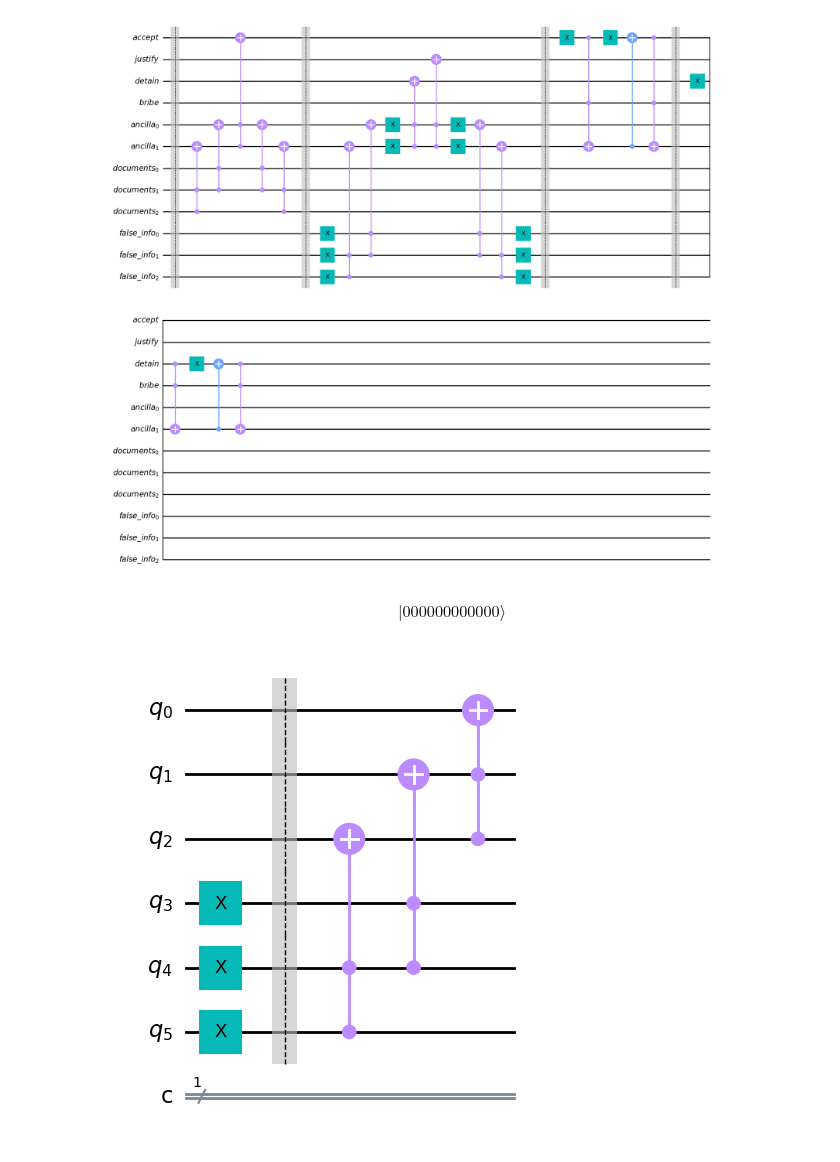
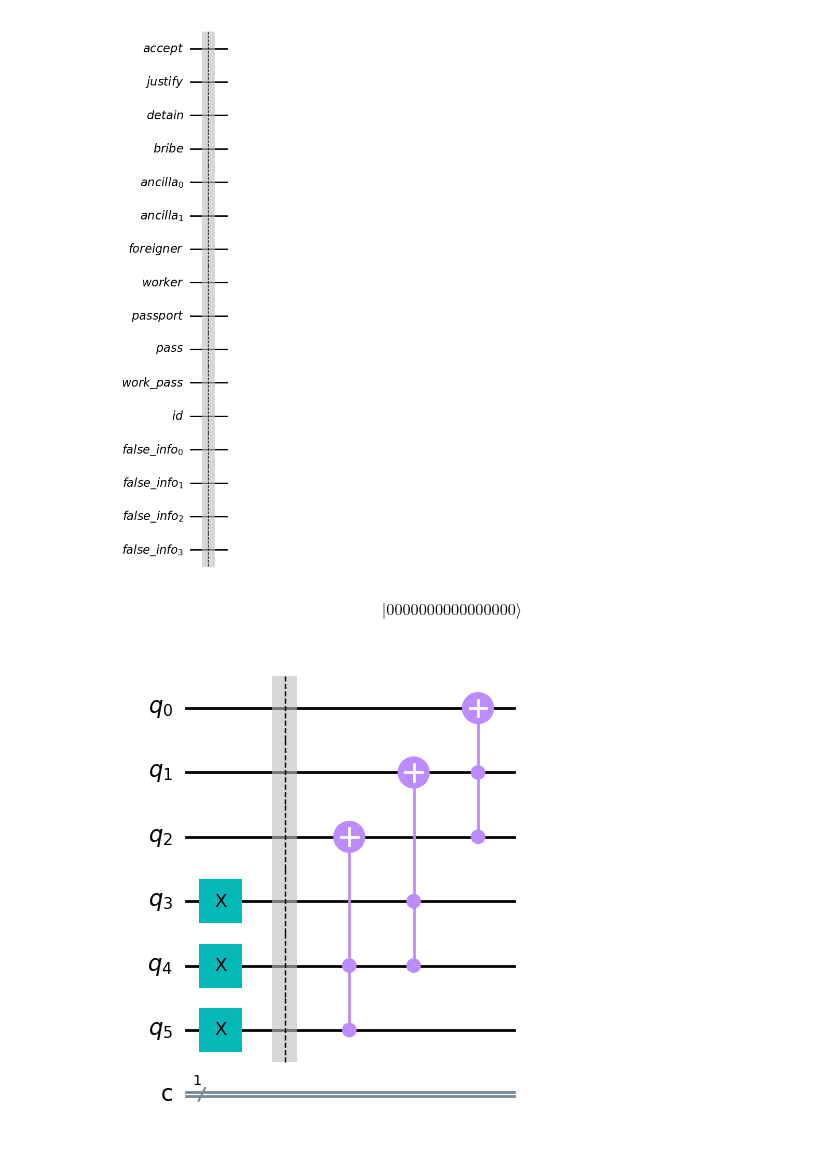
Before and after one commit to Dpbm/quantum, a Jupyter notebook: qiskit/papers-please.ipynb, the cells around one changed output. Cells and saved outputs as stored; diff of their text form; code cells hidden in the pictures.

Commit message:
adding more info, papers please algorithm

```diff
--- a/qiskit/papers-please.ipynb
+++ b/qiskit/papers-please.ipynb
@@ -6,8 +6,14 @@ accept = QuantumRegister(1, name="accept")
 detain = QuantumRegister(1, name="detain")
 bribe = QuantumRegister(1, name="bribe")
 justify = QuantumRegister(1, name="justify")
+foreigner = QuantumRegister(1, name="foreigner")
+worker = QuantumRegister(1, name="worker")
 
 ancilla = QuantumRegister(2, name="ancilla")
 
-false_info = QuantumRegister(3, name="false_info")
-documents = QuantumRegister(3, name="documents")
+false_info = QuantumRegister(4, name="false_info")
+
+passport = QuantumRegister(1, name="passport")
+entry_pass = QuantumRegister(1, name="pass")
+id = QuantumRegister(1, name="id")
+work_pass = QuantumRegister(1, name="work_pass")
@@ -20,9 +20,10 @@ documents2|complementary id
 # %%
-qc = QuantumCircuit(accept, justify, detain, bribe, ancilla, documents, false_info)
+qc = QuantumCircuit(accept, justify, detain, bribe, ancilla, foreigner, worker, passport, entry_pass, work_pass, id, false_info)
 
 
 qc.barrier()
 
+"""
 qc.ccx(documents[2], documents[1], ancilla[1])
 qc.ccx(documents[1], documents[0], ancilla[0])
 
@@ -39,36 +40,36 @@ qc.ccx(false_info[1], false_info[0], ancilla[0])
 
 qc.x(ancilla)
 qc.ccx(ancilla[1], ancilla[0], detain)
 qc.ccx(ancilla[1], ancilla[0], justify)
 qc.x(ancilla)
 
 qc.ccx(false_info[1], false_info[0], ancilla[0])
 qc.ccx(false_info[2], false_info[1], ancilla[1])
 qc.x(false_info)
 
 
 qc.barrier()
 
 qc.x(accept)
 qc.ccx(accept, bribe, ancilla[1])
 qc.x(accept)
 qc.cx(ancilla[1], accept)
 qc.ccx(accept, bribe, ancilla[1])
 
 qc.barrier()
 
 qc.x(detain)
 qc.ccx(detain, bribe, ancilla[1])
 qc.x(detain)
 qc.cx(ancilla[1], detain)
 qc.ccx(detain, bribe, ancilla[1])
 
-
+"""
 display(qc.draw("mpl"))
 Statevector(qc).draw("latex")
 # %% [output]
-[figure, old version]
+[figure, new version]
-$$ |000000000000\rangle$$
+$$ |0000000000000000\rangle$$
 # %%
 qc_test = QuantumCircuit(6, 1)
 
```
Also changed, not shown: parts of 1 cell of this notebook.
